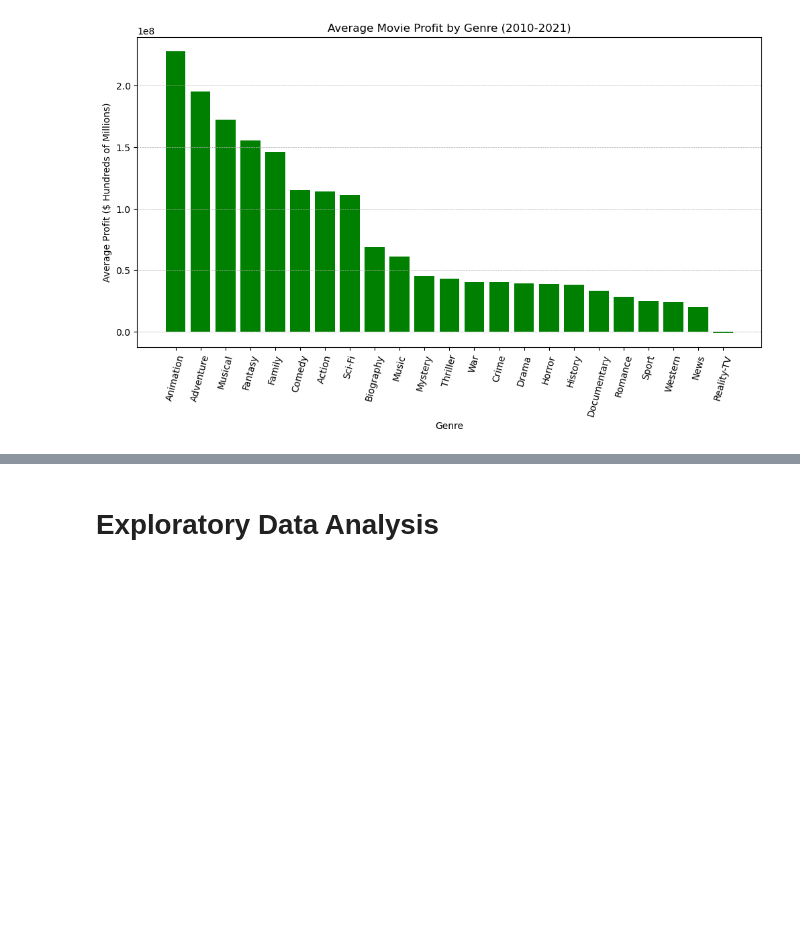
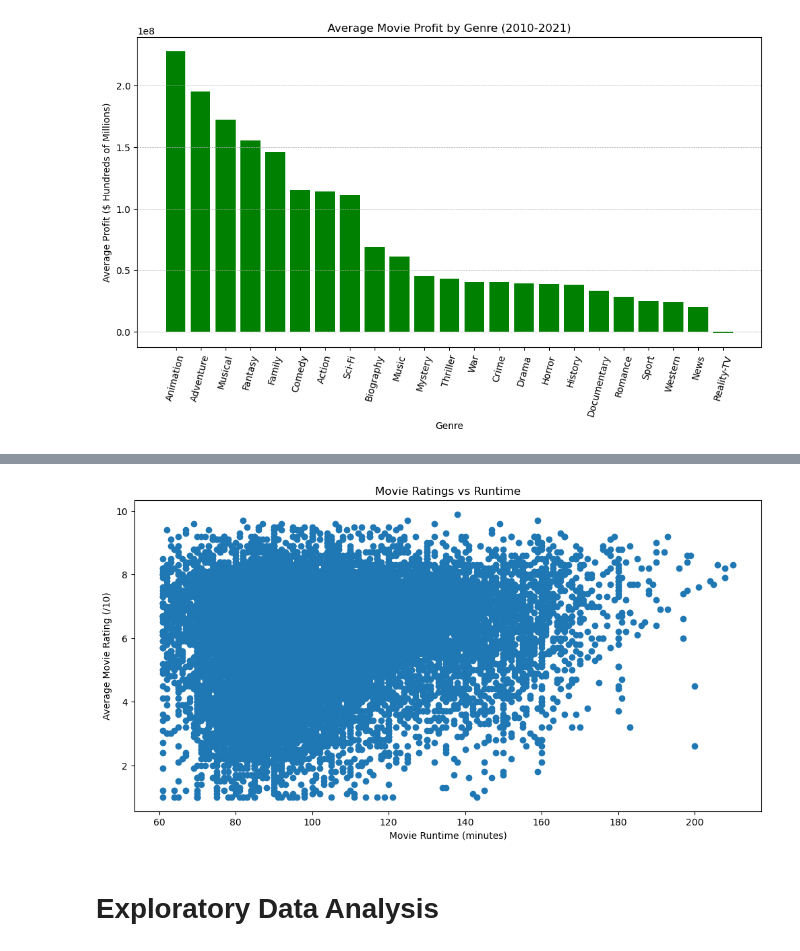
Before and after one commit to mkearns17/Movie-Data-Analysis, a Jupyter notebook: Movie_Data_Analysis.ipynb, the cells around one changed output, grey strips where cells are left out. Saved outputs shown, nothing was run; the diff lists cells and outputs as text; code cells hidden in the pictures; blank space fills up the shorter version.

Commit message:
Movie Rating Check

```diff
--- a/Movie_Data_Analysis.ipynb
+++ b/Movie_Data_Analysis.ipynb
@@ -230,3 +230,18 @@ ax.tick_params(axis='x', labelrotation=75)
 ax.grid(visible = True, which = 'both', axis = "y",linestyle='--', linewidth=0.5)
 # %% [output]
 [figure]
+# %%
+#query rating and runtime for movies from database
+#Limiting the data to movies less then 3.5 hrs in run time
+q = """ SELECT primary_title AS Title, averagerating, runtime_minutes AS Runtime, start_year AS Year, numvotes, genres AS Genre
+    FROM movie_basics
+    JOIN movie_ratings
+        USING(movie_id)
+    WHERE (Runtime > 60 AND Runtime <= 210 AND numvotes > 50)
+;"""
+
+movie_rating_time = pd.read_sql(q,conn)
+
+#remove data where runtime is missing
+movie_rating_time.dropna(axis = 0,subset=['Runtime'],inplace = True)
+movie_rating_time
@@ -233,3 +262,16 @@ ax.grid(visible = True, which = 'both', axis = "y",linestyle='--', linewidth=0.5
+# %%
+#Plot Scatter Plot of runtime to average rating
+fig , ax = plt.subplots(figsize=(12,6))
+
+x = movie_rating_time['Runtime']
+y = movie_rating_time['averagerating']
+
+ax.scatter(x,y)
+ax.set_xlabel('Movie Runtime (minutes)')
+ax.set_ylabel('Average Movie Rating (/10)')
+ax.set_title('Movie Ratings vs Runtime');
+# %% [output]
+[figure, added]
 # %% [markdown]
 # Exploratory Data Analysis
 # %% [markdown]
```
Also changed, not shown: parts of 1 cell of this notebook.
